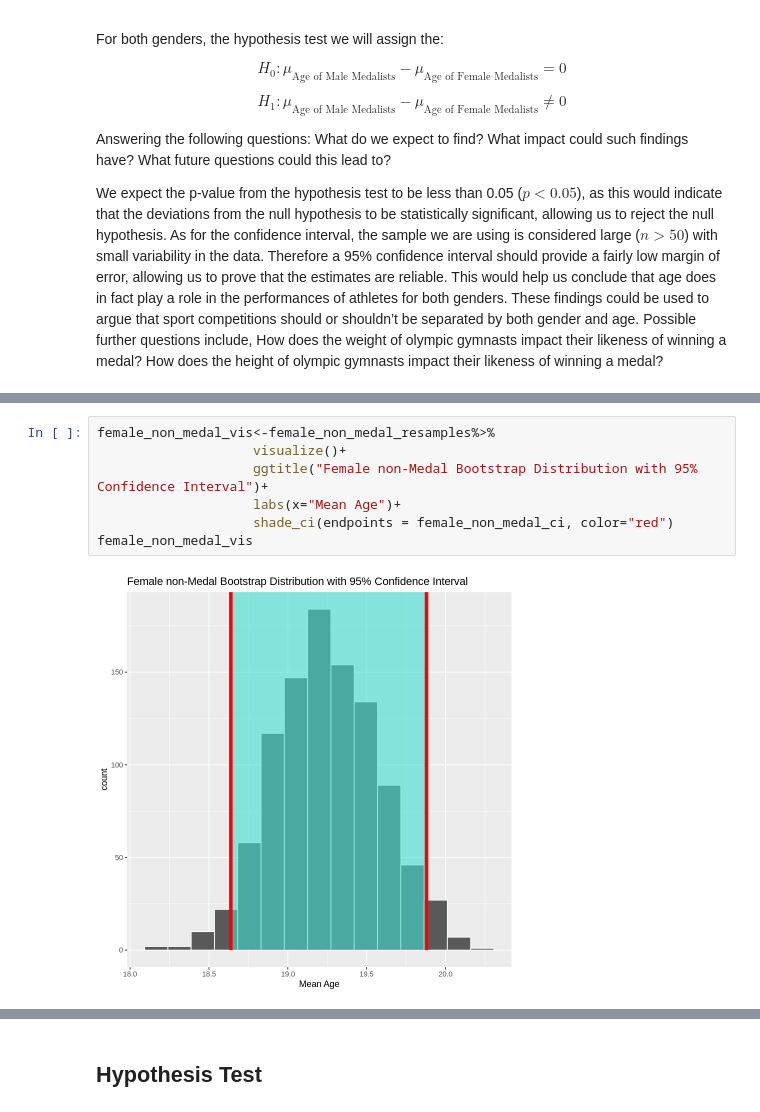
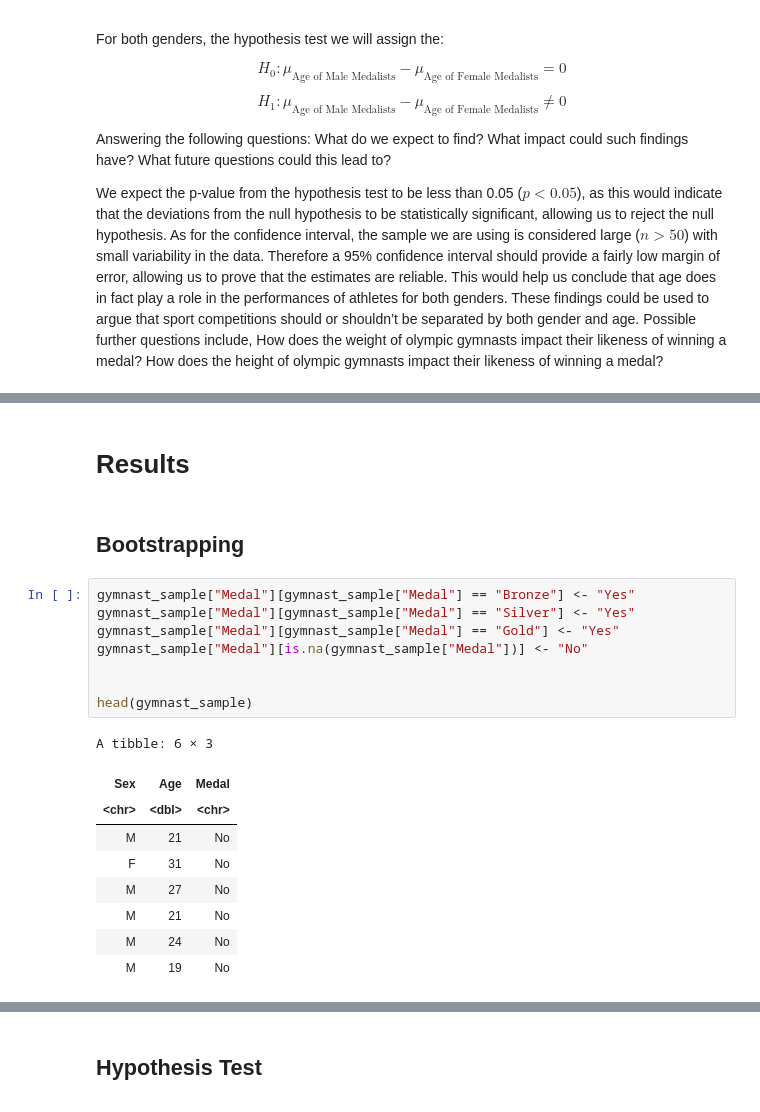
Before and after one commit to aryanballani/STAT201_group20, a Jupyter notebook: FinalReport.ipynb, the cells around one changed output, grey strips where cells are left out. Drawn from its saved outputs; the diff is of its cells as text.

```diff
--- a/FinalReport.ipynb
+++ b/FinalReport.ipynb
@@ -370,9 +215,22 @@ A tibble: 1 × 2
-# %%
-female_non_medal_vis<-female_non_medal_resamples%>%
-                    visualize()+
-                    ggtitle("Female non-Medal Bootstrap Distribution with 95% Confidence Interval")+
-                    labs(x="Mean Age")+
-                    shade_ci(endpoints = female_non_medal_ci, color="red")
-female_non_medal_vis
-# %% [output]
-[figure, removed]
+# %% [markdown]
+# Results
+# %% [markdown]
+## Bootstrapping
+# %%
+gymnast_sample["Medal"][gymnast_sample["Medal"] == "Bronze"] <- "Yes"
+gymnast_sample["Medal"][gymnast_sample["Medal"] == "Silver"] <- "Yes"
+gymnast_sample["Medal"][gymnast_sample["Medal"] == "Gold"] <- "Yes"
+gymnast_sample["Medal"][is.na(gymnast_sample["Medal"])] <- "No"
+
+
+head(gymnast_sample)
+# %% [output]
+A tibble: 6 × 3
+| Sex | Age | Medal |
+| <chr> | <dbl> | <chr> |
+| M | 21 | No |
+| F | 31 | No |
+| M | 27 | No |
+| M | 21 | No |
+| M | 24 | No |
+| M | 19 | No |
```
Also changed, not shown: parts of 23 cells of this notebook.
